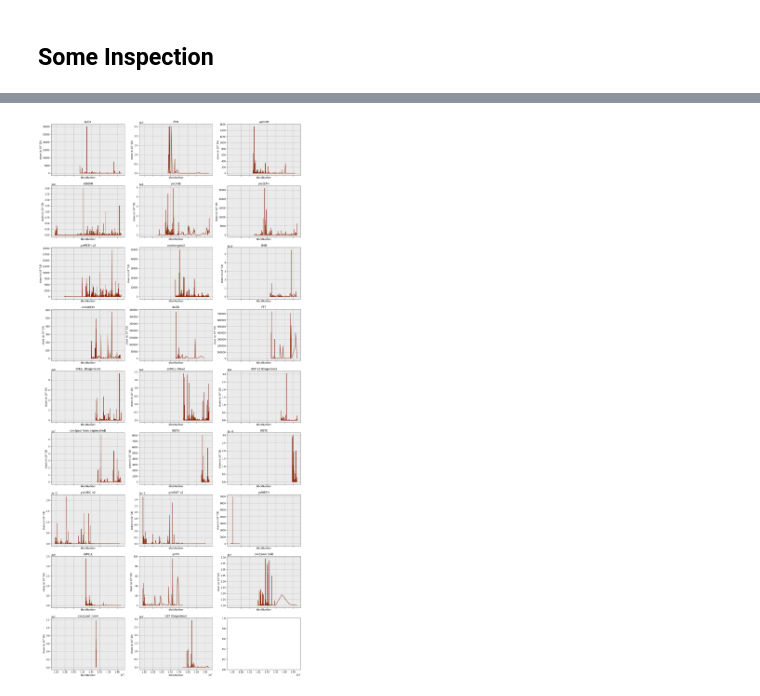
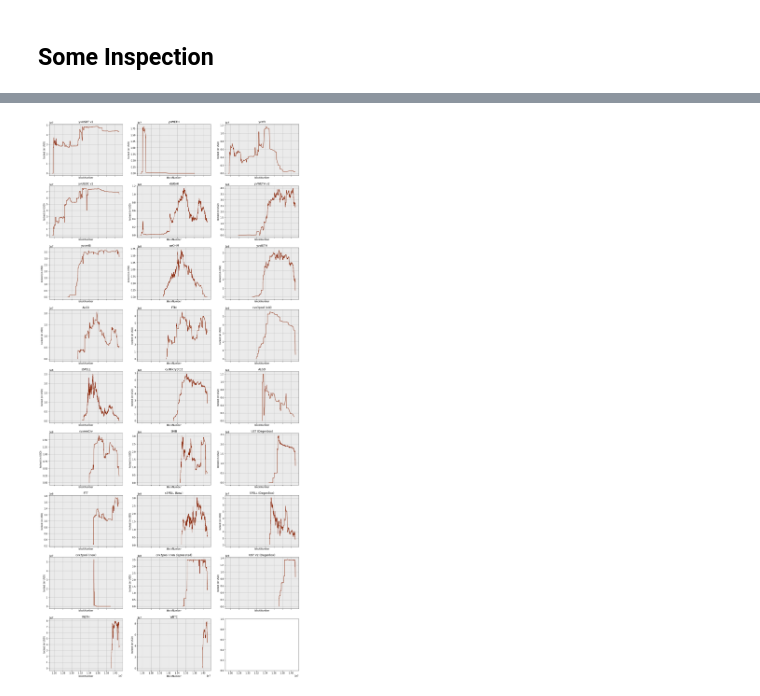
Before and after one commit to popcorndao/stablecoin-metrics, a Jupyter notebook: notebooks/Stablecoin_MIM_exposure.ipynb, the cells around one changed output, grey strips where cells are left out. Saved outputs shown, nothing was run; the diff lists cells and outputs as text; code cells hidden in the pictures.

Commit message:
Total Collateral Locked in US Dollars, added for all cauldrons

```diff
--- a/notebooks/Stablecoin_MIM_exposure.ipynb
+++ b/notebooks/Stablecoin_MIM_exposure.ipynb
@@ -221,0 +37,3 @@ for i, (network, markets) in enumerate(all_markets.items()):
+# %%
+with open('../data/contracts/MIM_ERC20_Mainnet.json', 'r') as fl:
+    ERC20_ABI = json.dumps(json.load(fl)["interface"])
@@ -222 +121,3 @@ for i, (network, markets) in enumerate(all_markets.items()):
+# %%
+df = df.sort_values(by=["blockNumber", "transactionIndex"], ignore_index=True, ascending=True).copy()
 # %%
@@ -254,19 +140,38 @@ TypeError: unsupported operand type(s) for /: 'str' and 'int'
+# %%
+token = "WETH"
+chainId = 1
+def add_collateral_locked(df, token, chainId):
+
+    columns = ["blockNumber", "transactionIndex", "share", "token_decimals", "rate"]
+    df_addcol = df[(df.token==token) & (df.chainId==chainId) & (df.event=="LogAddCollateral")][columns]
+    df_addcol["share"] /= 10 ** df_addcol["token_decimals"]
+    df_remcol = df[(df.token==token)  & (df.chainId==chainId) & (df.event=="LogRemoveCollateral")][columns]
+    df_remcol["share"] /= 10 ** df_remcol["token_decimals"]
+    df_coll_temp = pd.merge(df_addcol, df_remcol, on=["blockNumber", "transactionIndex"], how="outer", suffixes=("_add", "_remove"))
+    df_coll_temp = df_coll_temp.fillna(value=0, inplace=False).sort_values(by=["blockNumber", "transactionIndex"], ignore_index=True, ascending=True).copy()
+    df_coll_temp["locked"] = df_coll_temp.share_add.cumsum() - df_coll_temp.share_remove.cumsum()
+    ## add the case exchange rate
+    df_rate = df[(df.token==token) & (df.chainId==chainId) & (df.event=="LogExchangeRate")][columns]
+    ## TODO!! Is the factor for the conversion into a rate 10 to the token decimals or to the MIM decimals?
+    df_rate["rate_fraction"] = (df_rate["rate"].values / np.power(10, df_rate["token_decimals"].values))
+    df_temp = pd.merge(df_coll_temp, df_rate, on=["blockNumber", "transactionIndex"], how="outer", suffixes=("_col", ""))
+    df_temp= df_temp.sort_values(by=["blockNumber", "transactionIndex"], ignore_index=True, ascending=True).copy()
+    df_temp["rate_fraction"] = df_temp.rate_fraction.fillna(method='ffill').fillna(method='bfill')
+    df_temp["locked"] = df_temp["locked"].fillna(method='ffill').fillna(method='bfill')
+    df_temp["locked (in USD)"] = df_temp["locked"] / df_temp["rate_fraction"]
+    return df_temp
+# %%
+all_assets = df["token"].unique()
 # %%
 fig, axes = plt.subplots(nrows=int(np.ceil(len(all_assets)/3)),ncols=3,sharex=True)
 fig.set_figwidth(20)
 fig.set_figheight(45)
 for axis, asset in zip(axes.flatten(), all_assets):
-    asset_df = all_events_on_markets_df[all_events_on_markets_df.token==asset]
-    asset_add_col_df = asset_df[asset_df.event=="LogAddCollateral"]
-    # asset_rem_col_df = asset_df[asset_df.event=="LogRemoveCollateral"]
-    axis.plot(asset_add_col_df.blockNumber, asset_add_col_df.share, color="#820")
+    asset_df = add_collateral_locked(df=df, token=asset, chainId=1)
+    axis.plot(asset_df.blockNumber, asset_df["locked (in USD)"], color="#820")
     # axis.plot(asset_rem_col_df.blockNumber, asset_add_col_df.share, color="#280")
     axis.grid()
     axis.set_facecolor((0.92, 0.92, 0.92))
-    axis.set(title=asset, xlabel="blockNumber", ylabel="share (in 10^18)")
-
-
-# plt.savefig('../img/All_MIM_CauldronV2.pdf', format='pdf')
-plt.show()
+    axis.set(title=asset, xlabel="blockNumber", ylabel="locked (in USD)")
 # %% [output]
-[figure, old version]
+[figure, new version]
```
Also changed, not shown: parts of 33 cells of this notebook.
